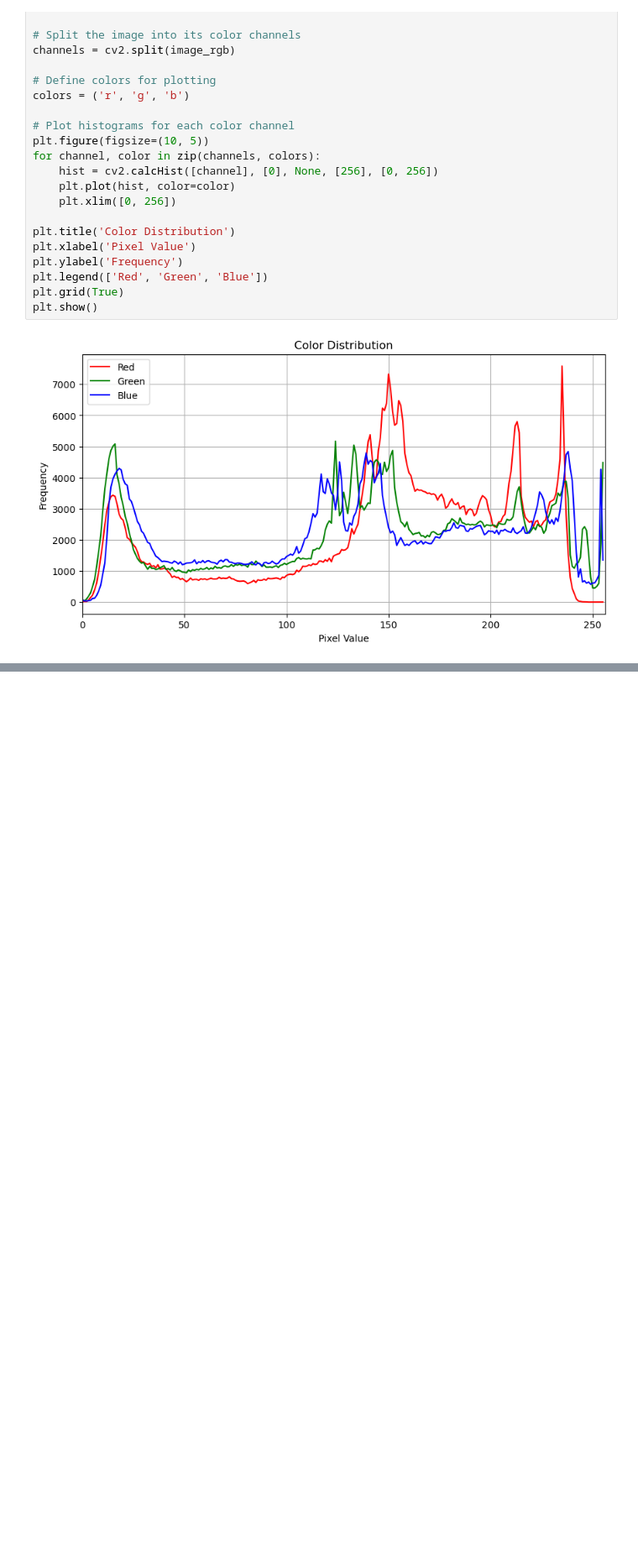
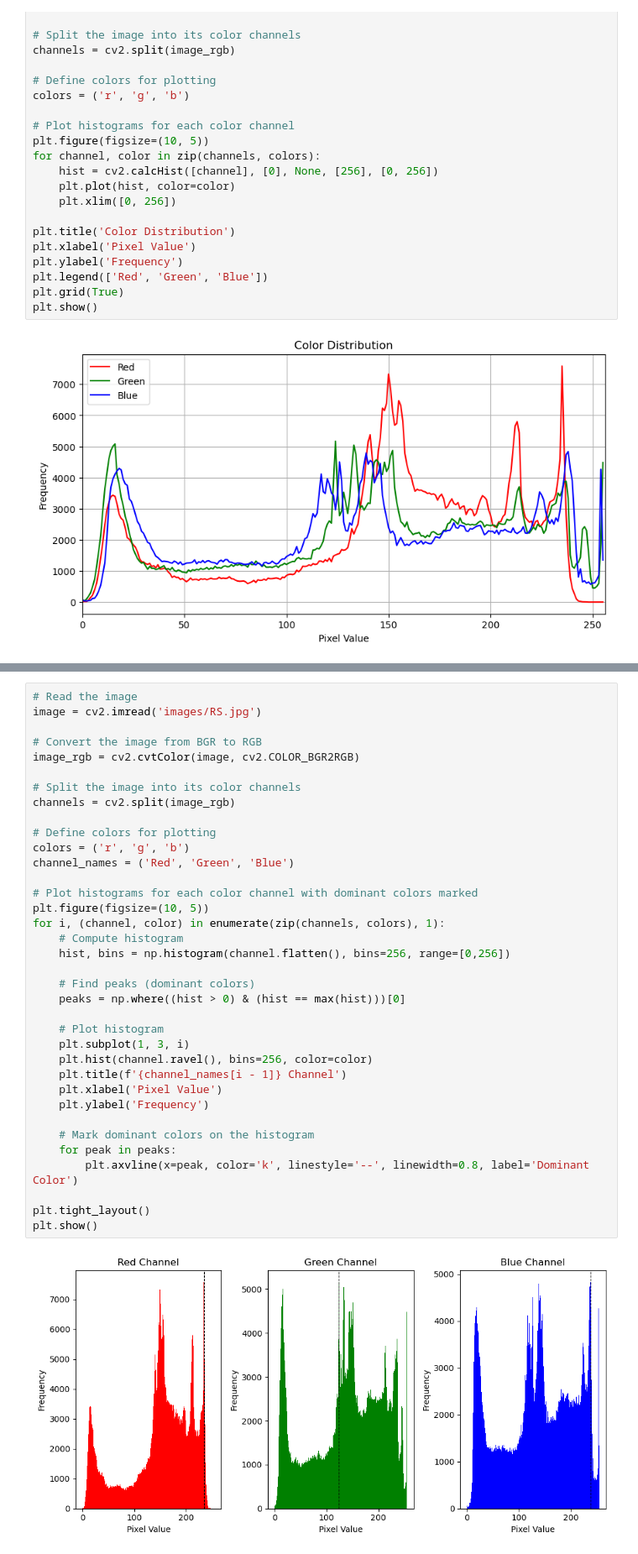
Before and after one commit to rafvrab/Experimenting_with_OpenCV, a Jupyter notebook: notebook.ipynb, the cells around one changed output, grey strips where cells are left out. Shown at 84% size. Cells and saved outputs as stored; diff of their text form; blank space fills up the shorter version.

```diff
--- a/notebook.ipynb
+++ b/notebook.ipynb
@@ -196,0 +277,38 @@ plt.show()
+# %%
+# Read the image
+image = cv2.imread('images/RS.jpg')
+
+# Convert the image from BGR to RGB
+image_rgb = cv2.cvtColor(image, cv2.COLOR_BGR2RGB)
+
+# Split the image into its color channels
+channels = cv2.split(image_rgb)
+
+# Define colors for plotting
+colors = ('r', 'g', 'b')
+channel_names = ('Red', 'Green', 'Blue')
+
+# Plot histograms for each color channel with dominant colors marked
+plt.figure(figsize=(10, 5))
+for i, (channel, color) in enumerate(zip(channels, colors), 1):
+    # Compute histogram
+    hist, bins = np.histogram(channel.flatten(), bins=256, range=[0,256])
+
+    # Find peaks (dominant colors)
+    peaks = np.where((hist > 0) & (hist == max(hist)))[0]
+
+    # Plot histogram
+    plt.subplot(1, 3, i)
+    plt.hist(channel.ravel(), bins=256, color=color)
+    plt.title(f'{channel_names[i - 1]} Channel')
+    plt.xlabel('Pixel Value')
+    plt.ylabel('Frequency')
+
+    # Mark dominant colors on the histogram
+    for peak in peaks:
+        plt.axvline(x=peak, color='k', linestyle='--', linewidth=0.8, label='Dominant Color')
+
+plt.tight_layout()
+plt.show()
+# %% [output]
+[figure, added]
```
Also changed, not shown: parts of 11 cells of this notebook.
